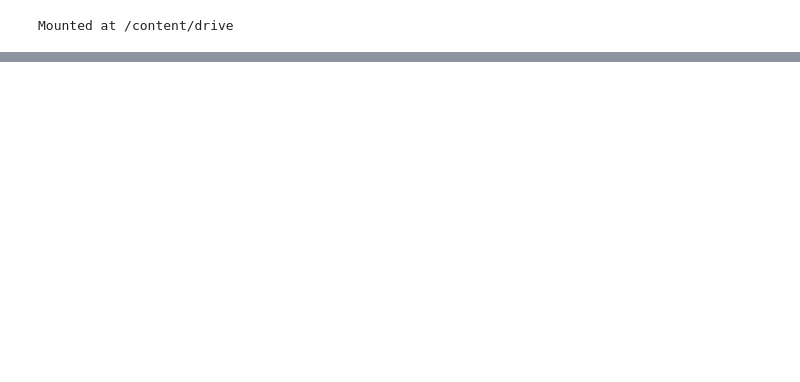
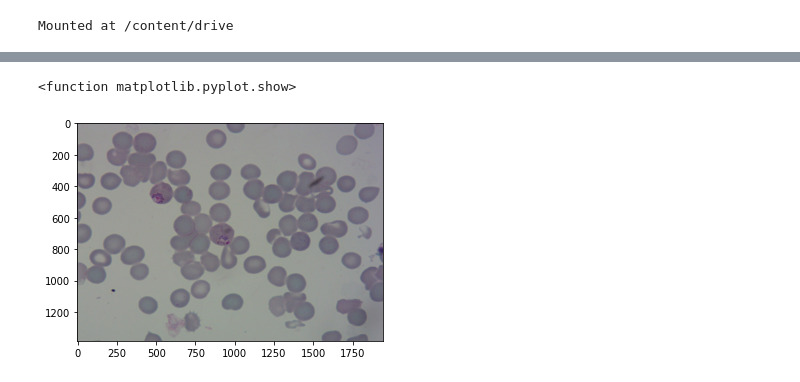
Before and after one commit to Nutsudapenpong/DPDM, a Jupyter notebook: Followmalaria.ipynb, the cells around one changed output, grey strips where cells are left out. Drawn from its saved outputs; the diff is of its cells as text; code cells hidden in the pictures; blank space fills up the shorter version.

```diff
--- a/Followmalaria.ipynb
+++ b/Followmalaria.ipynb
@@ -73,0 +196,7 @@ with open('train.csv', 'w', newline='') as file:
+# %%
+image=plt.imread('/content/drive/My Drive/Project/malaria/images/deab75c9-00bc-488c-8b20-ff4515d85212.jpg')
+plt.imshow(image)
+plt.show
+# %% [output]
+<function matplotlib.pyplot.show>
+[figure, added]
```
Also changed, not shown: parts of 11 cells of this notebook.
